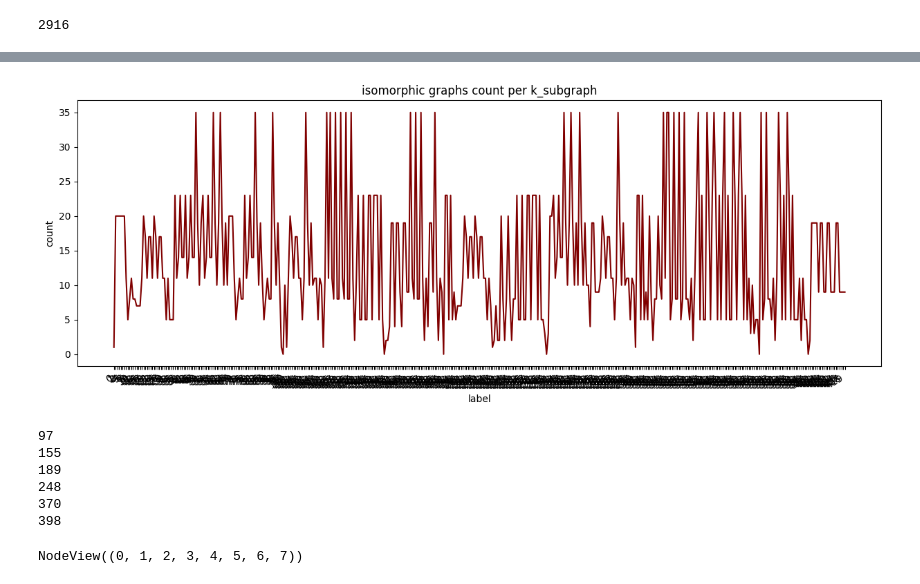
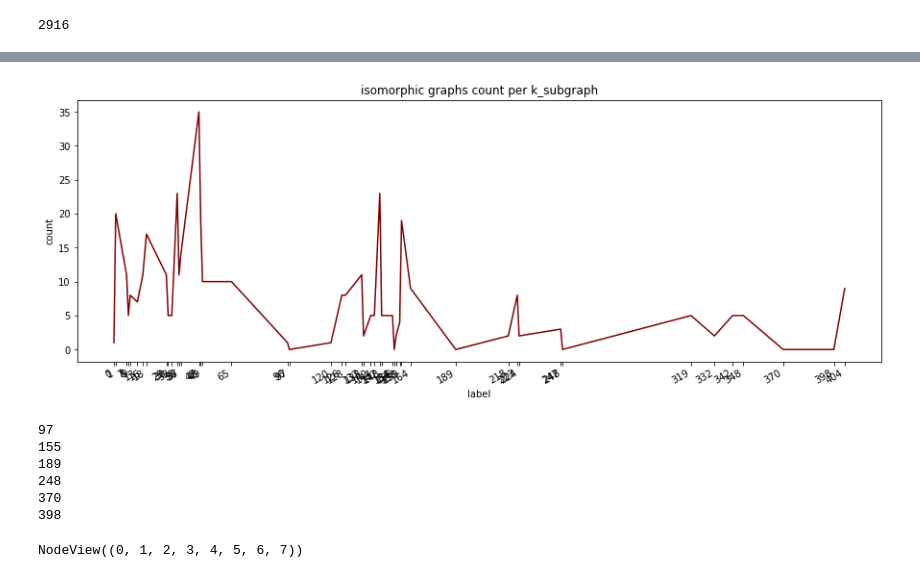
Before and after one commit to vistalab-technion/GraphMatching, a Jupyter notebook: notebooks/gnn_embedding_experiments.ipynb, the cells around one changed output, grey strips where cells are left out. Drawn from its saved outputs; the diff is of its cells as text; code cells hidden in the pictures.

```diff
--- a/notebooks/gnn_embedding_experiments.ipynb
+++ b/notebooks/gnn_embedding_experiments.ipynb
@@ -987,0 +958,11 @@ finished chunk #10 of 1835 pairs
+# %%
+def load_dump_file_pairs_dataset(path, n_partitions=8): #88
+    samples_list = []
+    for chunk_index in range(0, n_partitions):
+        with open(f'{path}{os.sep}{chunk_index}.p', 'rb') as file:
+            tmp_samples_list = pickle.load(file)
+        print(len(tmp_samples_list))
+        samples_list += tmp_samples_list
+    return samples_list
+
+brute_force_train_samples_list = load_dump_file_pairs_dataset("brute_force_pairs", n_partitions=8) #n_partitions=88
@@ -996,7 +981,0 @@ len(G_perturbed)
-# %%
-brute_force_train_samples_list = []
-for chunk_index in range(0, 88):
-    with open(f'brute_force_pairs{os.sep}{chunk_index}.p', 'rb') as file:
-        tmp_brute_force_train_samples_list = pickle.load(file)
-    print(len(tmp_brute_force_train_samples_list))
-    brute_force_train_samples_list += tmp_brute_force_train_samples_list
@@ -1074,17 +1009,33 @@ total_isomorphic_pairs_amount
 # histogram of isomorphic pairs per k_subgraph
 
 k_subgraph_label_to_total_isomorphic_pairs_amount_map = {}
+k_subgraph_label_to_isomorphic_pairs_labels_map = {}
 
 for target_label, k_subgraph in enumerate(brute_force_k_subgraph_annotated_graphs):
+    if target_label in k_subgraph_label_to_total_isomorphic_pairs_amount_map:
+        # already counted by the isomorphic graph label
+        continue
+
     isomorphic_pairs_amount = 0
     target_k_subgraph = k_subgraph.g.copy()
     remove_isolated_nodes_from_graph(target_k_subgraph)
 
+    isomorphic_graph_labels = []
+
     for candidate_label, candidate_isomorphic_graph in enumerate(brute_force_k_subgraph_annotated_graphs):
         if target_label == candidate_label:
             continue
+
         candidate_g = candidate_isomorphic_graph.g.copy()
         remove_isolated_nodes_from_graph(candidate_g)
         if nx.is_isomorphic(target_k_subgraph, candidate_g):
             isomorphic_pairs_amount += 1
+            isomorphic_graph_labels.append(candidate_label)
+
+            # mark candidate in order to skip its future loop processing
+            k_subgraph_label_to_total_isomorphic_pairs_amount_map[candidate_label] = None
+
     k_subgraph_label_to_total_isomorphic_pairs_amount_map[target_label] = isomorphic_pairs_amount
+    k_subgraph_label_to_isomorphic_pairs_labels_map[target_label] = isomorphic_graph_labels
+# %%
+k_subgraph_label_to_total_isomorphic_pairs_amount_map_for_plot = {k:v for k, v in k_subgraph_label_to_total_isomorphic_pairs_amount_map.items() if v is not None}
@@ -1091,16 +1062,5 @@ for target_label, k_subgraph in enumerate(brute_force_k_subgraph_annotated_graph
 # %%
-plot_map(k_subgraph_label_to_total_isomorphic_pairs_amount_map, 'label', 'count', 'isomorphic graphs count per k_subgraph')
+plot_map(k_subgraph_label_to_total_isomorphic_pairs_amount_map_for_plot, 'label', 'count', 'isomorphic graphs count per k_subgraph')
 # 6 k_subgraphs with no isomophic examples
 # %% [output]
-[figure, old version]
+[figure, new version]
-# %%
-for label, isomorphic_pairs_count in k_subgraph_label_to_total_isomorphic_pairs_amount_map.items():
-    if isomorphic_pairs_count == 0:
-        print(label)
-# %% [output]
-97
-155
-189
-248
-370
-398
@@ -1107,3 +1072,12 @@ for label, isomorphic_pairs_count in k_subgraph_label_to_total_isomorphic_pairs_
+# %%
+get_map_keys_with_value_of(k_subgraph_label_to_total_isomorphic_pairs_amount_map, 0)
+# %% [output]
+97
+155
+189
+248
+370
+398
 # %%
 target_k_subgraph_label = 97
 target_graph = positive_examples_graphs[target_k_subgraph_label].g.copy() #G_sub.copy()
```
Also changed, not shown: parts of 83 cells of this notebook, 2 other files.
